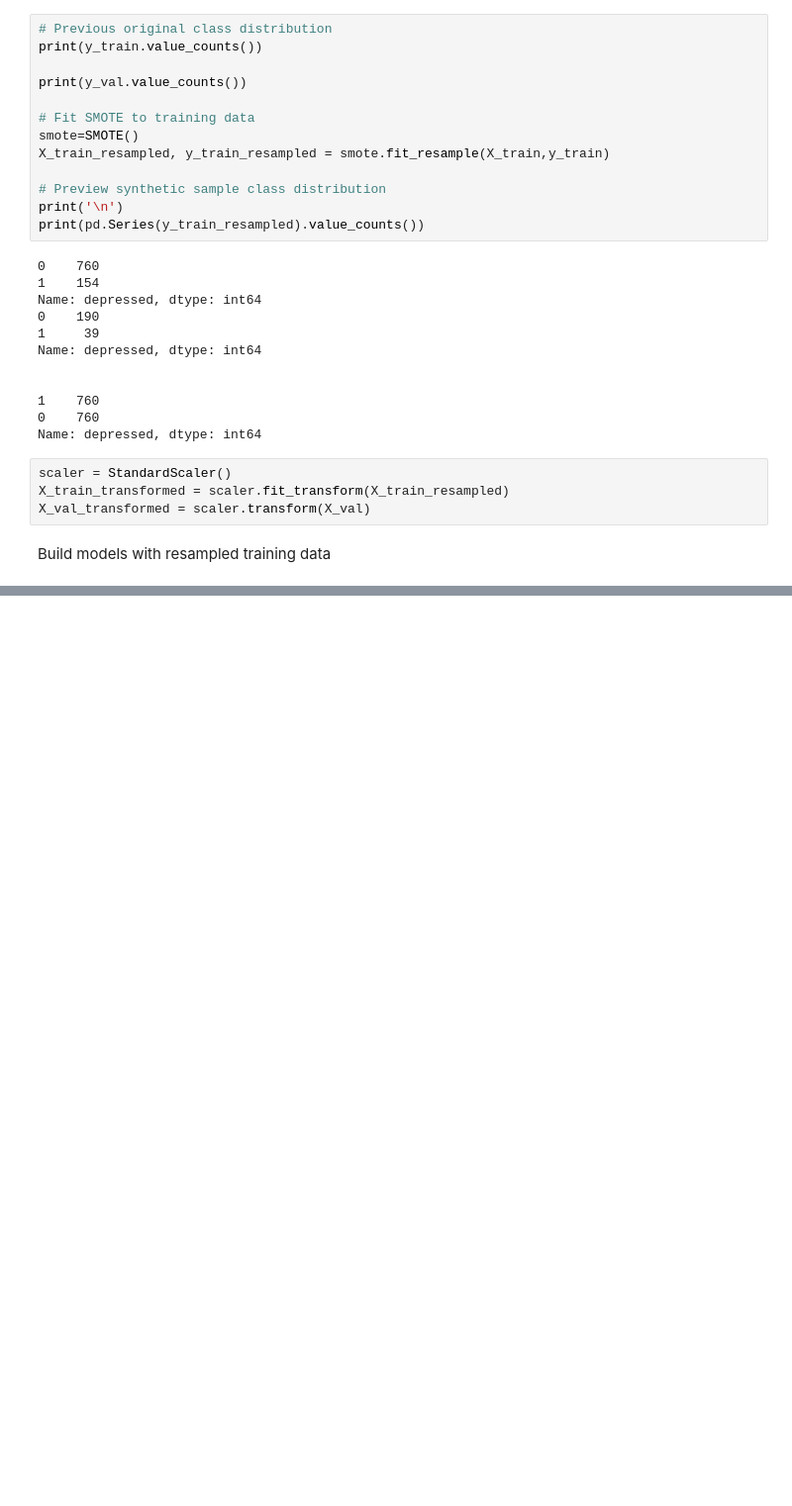
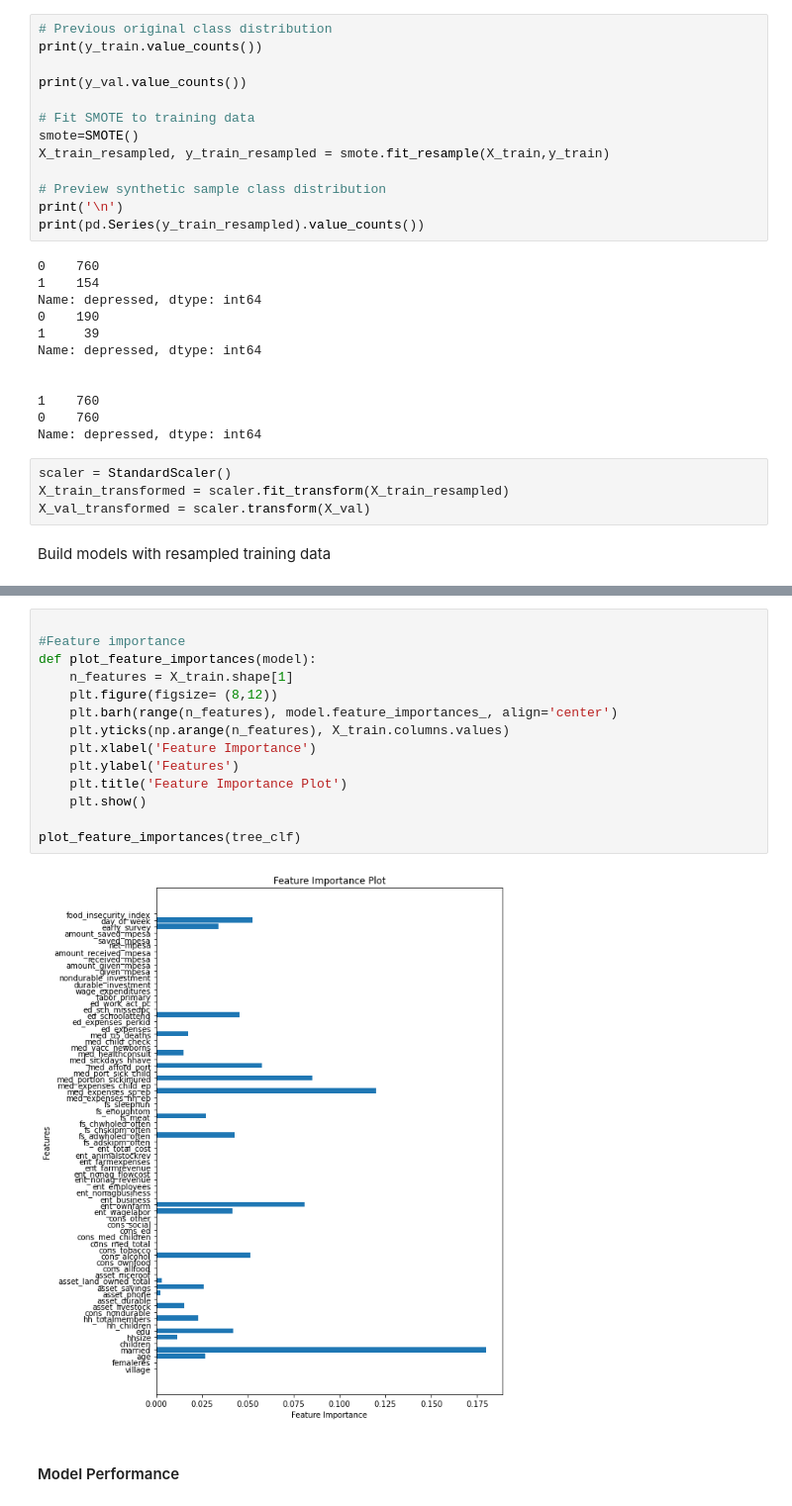
Before and after one commit to Victoria-ui227/Mental_Health_Prediction, a Jupyter notebook: notebook1.ipynb, the cells around one changed output, grey strips where cells are left out. Shown at 99% size. Drawn from its saved outputs; the diff is of its cells as text; blank space fills up the shorter version.

```diff
--- a/notebook1.ipynb
+++ b/notebook1.ipynb
@@ -940,0 +993,18 @@ Accuracy for 2: 0.7074235807860262
+# %%
+
+#Feature importance
+def plot_feature_importances(model):
+    n_features = X_train.shape[1]
+    plt.figure(figsize= (8,12))
+    plt.barh(range(n_features), model.feature_importances_, align='center')
+    plt.yticks(np.arange(n_features), X_train.columns.values)
+    plt.xlabel('Feature Importance')
+    plt.ylabel('Features')
+    plt.title('Feature Importance Plot')
+    plt.show()
+
+plot_feature_importances(tree_clf)
+# %% [output]
+[figure, added]
+# %% [markdown]
+#### Model Performance
```
Also changed, not shown: parts of 23 cells of this notebook.
